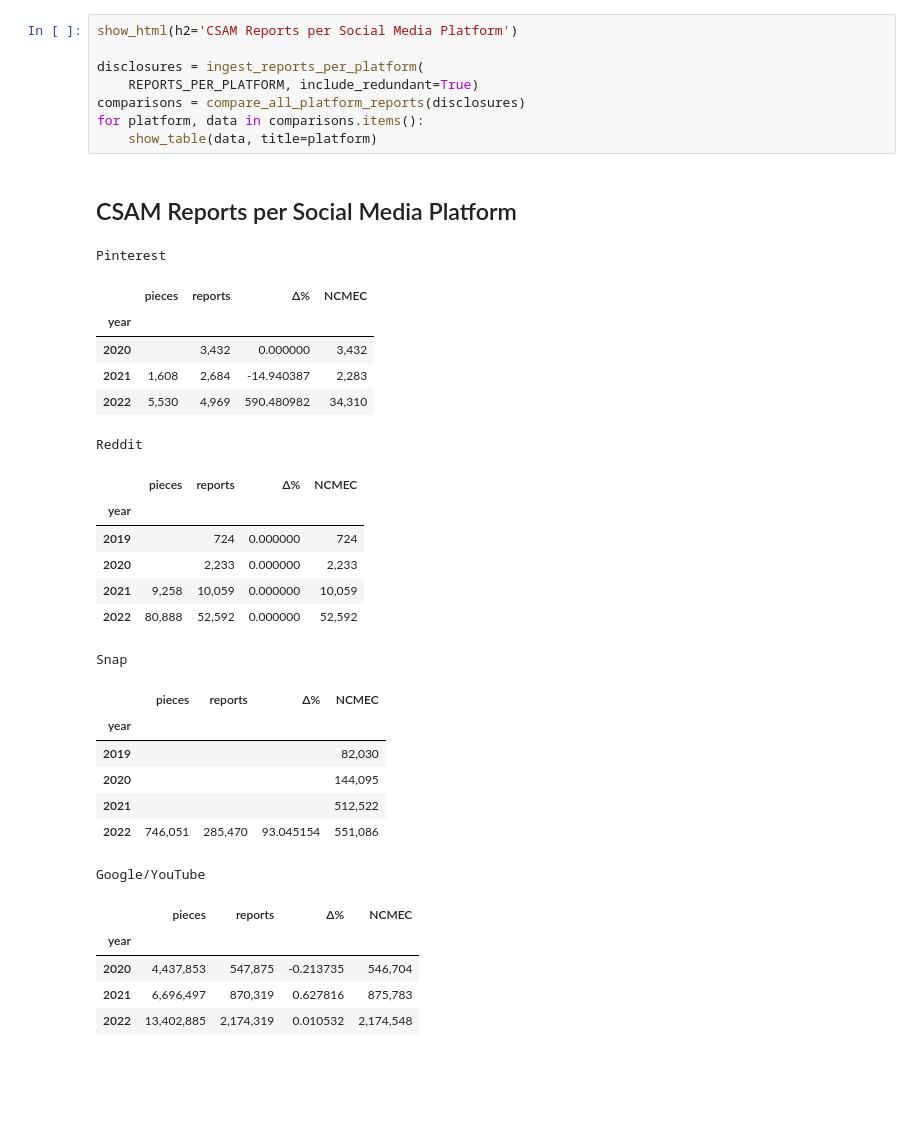
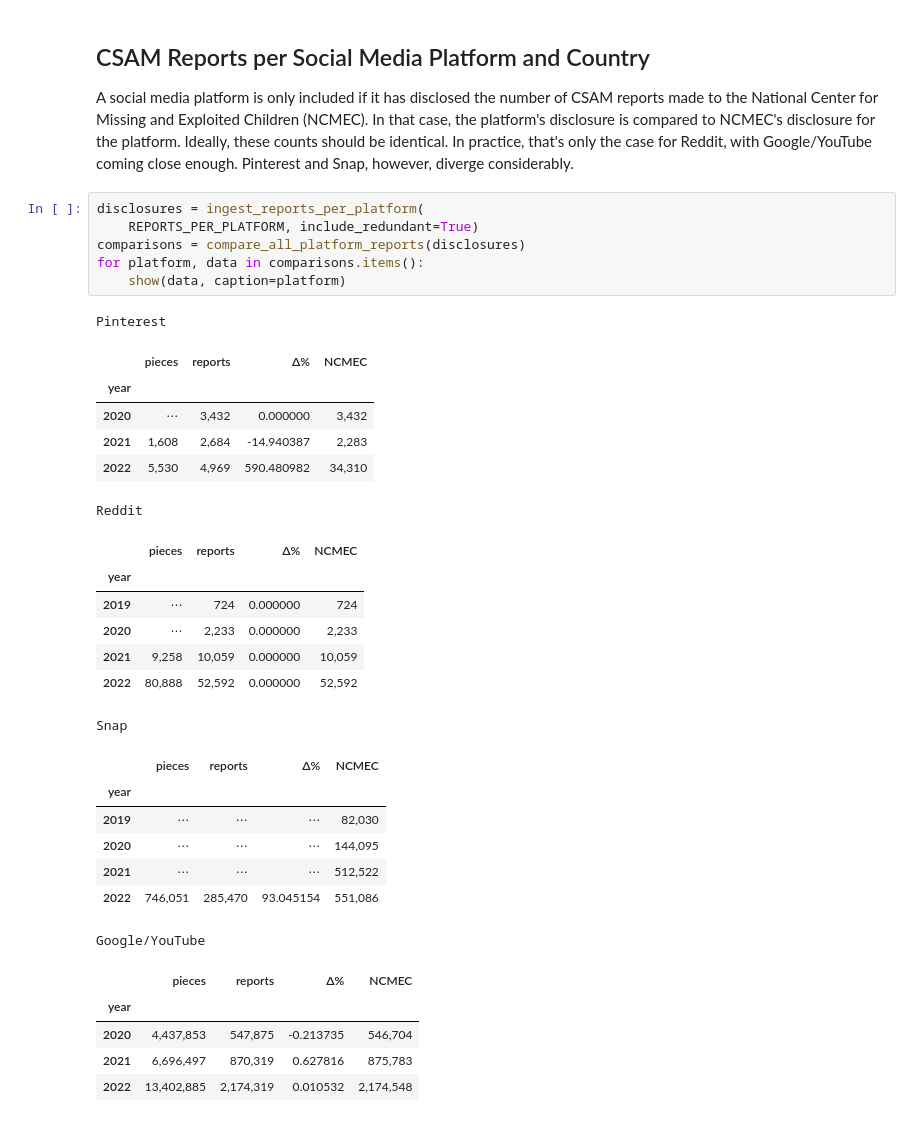
Before and after one commit to apparebit/diaphanous, a Jupyter notebook: analysis.ipynb, the cells around one changed output. Saved outputs shown, nothing was run; the diff lists cells and outputs as text; blank space fills up the shorter version.

```diff
--- a/analysis.ipynb
+++ b/analysis.ipynb
@@ -369,32 +387,38 @@ fig.show()
+# %% [markdown]
+## CSAM Reports per Social Media Platform and Country
+
+A social media platform is only included if it has disclosed the number of CSAM
+reports made to the National Center for Missing and Exploited Children (NCMEC).
+In that case, the platform's disclosure is compared to NCMEC's disclosure for
+the platform. Ideally, these counts should be identical. In practice, that's
+only the case for Reddit, with Google/YouTube coming close enough. Pinterest and
+Snap, however, diverge considerably.
 # %%
-show_html(h2='CSAM Reports per Social Media Platform')
-
 disclosures = ingest_reports_per_platform(
     REPORTS_PER_PLATFORM, include_redundant=True)
 comparisons = compare_all_platform_reports(disclosures)
 for platform, data in comparisons.items():
-    show_table(data, title=platform)
+    show(data, caption=platform)
 # %% [output]
-CSAM Reports per Social Media Platform
 Pinterest
 |  | pieces | reports | Δ% | NCMEC |
 | year |  |  |  |  |
-| 2020 |  | 3,432 | 0.000000 | 3,432 |
+| 2020 | ⋯ | 3,432 | 0.000000 | 3,432 |
 | 2021 | 1,608 | 2,684 | -14.940387 | 2,283 |
 | 2022 | 5,530 | 4,969 | 590.480982 | 34,310 |
 Reddit
 |  | pieces | reports | Δ% | NCMEC |
 | year |  |  |  |  |
-| 2019 |  | 724 | 0.000000 | 724 |
-| 2020 |  | 2,233 | 0.000000 | 2,233 |
+| 2019 | ⋯ | 724 | 0.000000 | 724 |
+| 2020 | ⋯ | 2,233 | 0.000000 | 2,233 |
 | 2021 | 9,258 | 10,059 | 0.000000 | 10,059 |
 | 2022 | 80,888 | 52,592 | 0.000000 | 52,592 |
 Snap
 |  | pieces | reports | Δ% | NCMEC |
 | year |  |  |  |  |
-| 2019 |  |  |  | 82,030 |
-| 2020 |  |  |  | 144,095 |
-| 2021 |  |  |  | 512,522 |
+| 2019 | ⋯ | ⋯ | ⋯ | 82,030 |
+| 2020 | ⋯ | ⋯ | ⋯ | 144,095 |
+| 2021 | ⋯ | ⋯ | ⋯ | 512,522 |
 | 2022 | 746,051 | 285,470 | 93.045154 | 551,086 |
 Google/YouTube
 |  | pieces | reports | Δ% | NCMEC |
```
Also changed, not shown: parts of 12 cells of this notebook.
